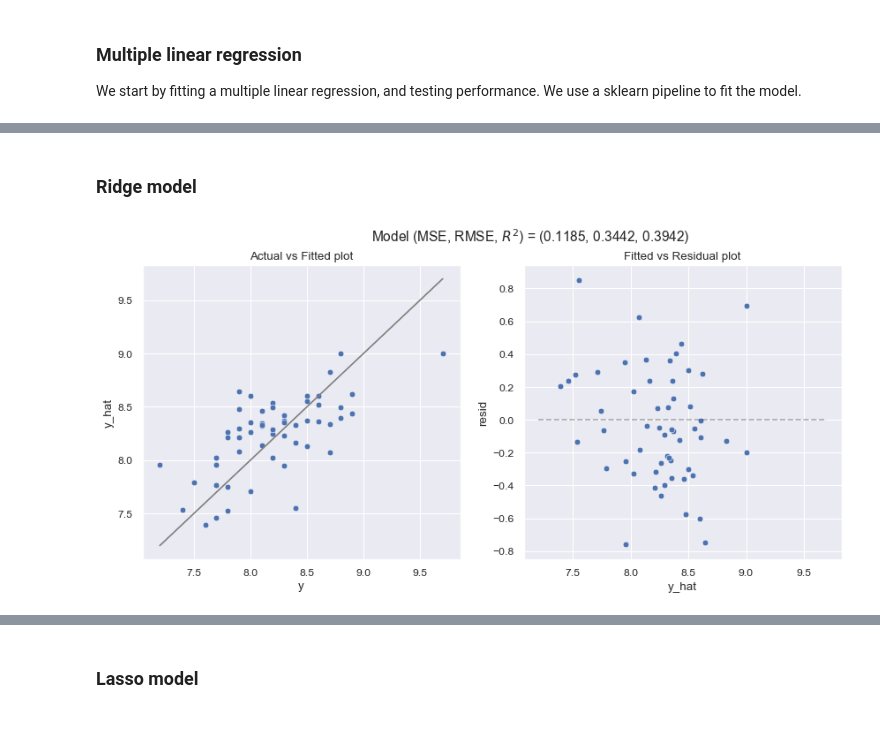
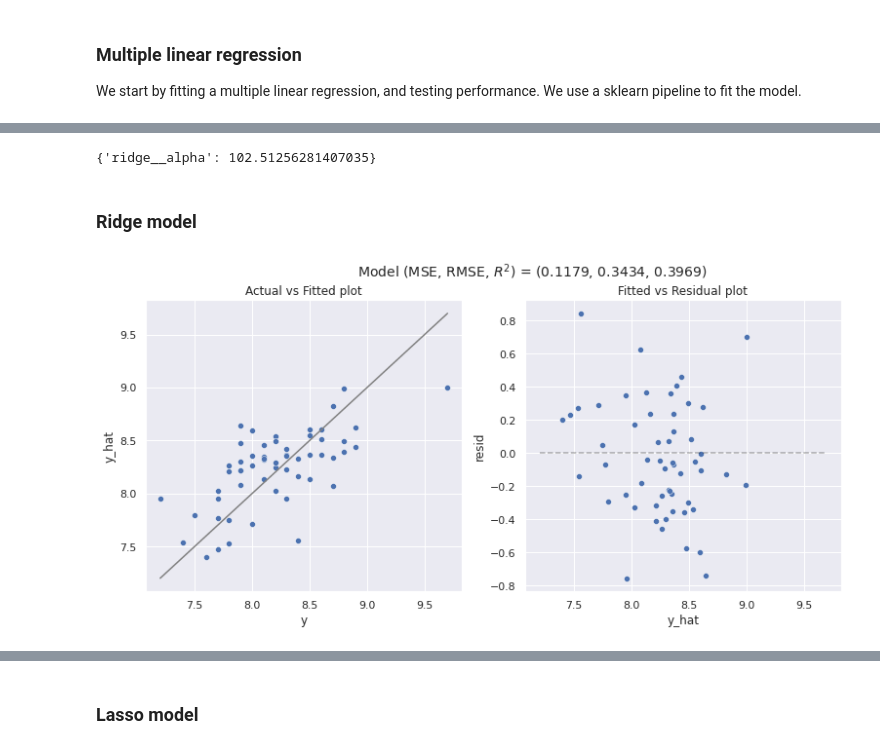
Before and after one commit to aliflo/office-episode-ratings-predictor, a Jupyter notebook: project_with_some_new_things.ipynb, the cells around one changed output, grey strips where cells are left out. Drawn from its saved outputs; the diff is of its cells as text; code cells hidden in the pictures.

```diff
--- a/project_with_some_new_things.ipynb
+++ b/project_with_some_new_things.ipynb
@@ -557,0 +527,16 @@ mse, rmse, rsqr = model_fit(model_pipeline, X_test, y_test, plot=True)
+# %%
+from sklearn.pipeline import make_pipeline
+from sklearn.model_selection import GridSearchCV, KFold
+
+alphas = np.linspace(0, 200, num=200)
+gs_ridg3 = GridSearchCV(
+    make_pipeline(
+        StandardScaler(),
+        Ridge()
+    ),
+    param_grid = {'ridge__alpha': alphas},
+    cv = KFold(5, shuffle = True, random_state = 42),
+    scoring = "neg_root_mean_squared_error"
+)
+
+gs_ridg3.fit(X_train, y_train)
@@ -558,15 +559,19 @@ mse, rmse, rsqr = model_fit(model_pipeline, X_test, y_test, plot=True)
+# %%
+print(gs_ridg3.best_params_)
+# %% [output]
+{'ridge__alpha': 102.51256281407035}
 # %% [markdown]
 ### Ridge model
 # %%
 model_pipeline_ridge = Pipeline([
     ('scaler', StandardScaler()),
-    ('model', Ridge(alpha=100))
+    ('model', Ridge(alpha=102.5))
 ])
 
 
 # Fitting the model
 model_pipeline_ridge.fit(X_train, y_train)
 
 mse, rmse, rsqr = model_fit(model_pipeline_ridge, X_test, y_test, plot=True)
 # %% [output]
-[figure, old version]
+[figure, new version]
```
Also changed, not shown: parts of 27 cells of this notebook.
